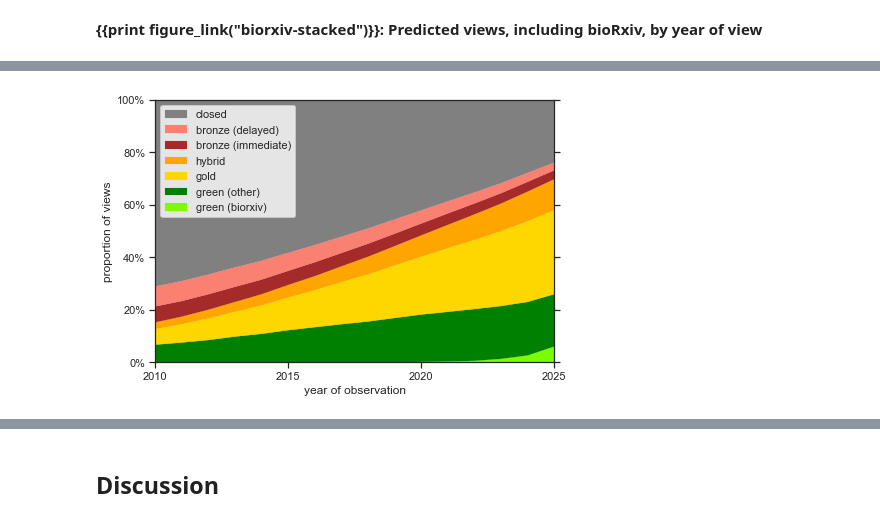
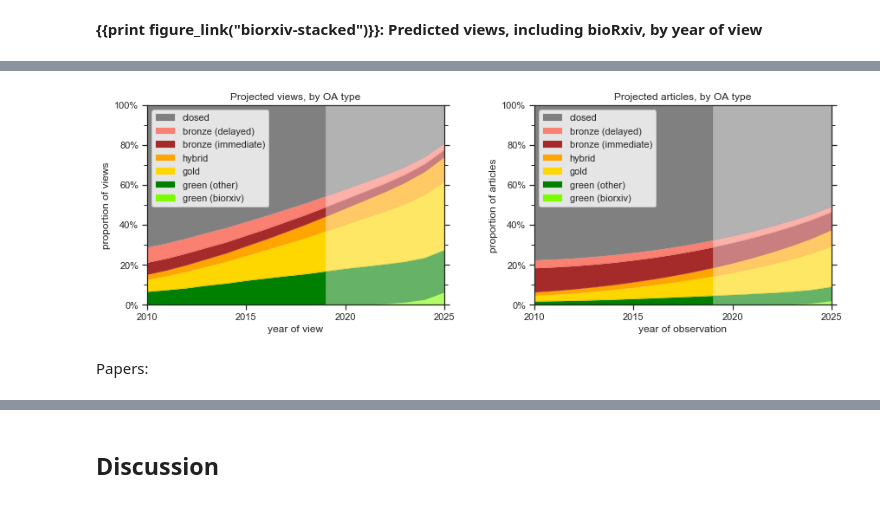
Before and after one commit to ourresearch/future-oa, a Jupyter notebook: manuscript.ipynb, the cells around one changed output, grey strips where cells are left out. Saved outputs shown, nothing was run; the diff lists cells and outputs as text; code cells hidden in the pictures.

```diff
--- a/manuscript.ipynb
+++ b/manuscript.ipynb
@@ -2156,9 +2204,7 @@ all_data_pivot_plus_biorxiv.columns = all_data_pivot_plus_biorxiv.columns.levels
 # all_data_pivot_plus_biorxiv["closed"] -= all_data_pivot_plus_biorxiv["biorxiv"]
 all_data_pivot_plus_biorxiv
 
-
-
-fig, (ax1, ax2) = plt.subplots(1, 2, figsize=(12, 3), sharex=True, sharey=False)
+fig, (ax1, ax2) = plt.subplots(1, 2, figsize=(12, 4), sharex=True, sharey=False)
 plt.tight_layout(pad=0, w_pad=2, h_pad=1)
 plt.subplots_adjust(hspace=1)
 
@@ -2166,7 +2212,7 @@ all_data_pivot_plus_biorxiv_graph = all_data_pivot_plus_biorxiv
 all_data_pivot_plus_biorxiv_graph = all_data_pivot_plus_biorxiv_graph.loc[all_data_pivot.index > 1960]
 my_plot = all_data_pivot_plus_biorxiv_graph[graph_type_order_plus_biorxiv].plot.area(stacked=True, color=graph_type_colors_plus_biorxiv, ax=ax1, linewidth=0.1)
 ax1.yaxis.set_major_formatter(mpl.ticker.FuncFormatter(lambda y, pos: '{0:,.0f}'.format(y/(1000*1000.0))))
-ax1.set_xlabel('year of prediction')
+ax1.set_xlabel('year of view')
 ax1.set_ylabel('views (millions)')
 ax1.set_xlim(2010, 2025)
 ax1.set_ylim(0, 1.2*max(all_data_pivot_graph.sum(1)))
@@ -2176,10 +2222,13 @@ handles, labels = my_plot.get_legend_handles_labels(); my_plot.legend(reversed(h
 df_diff_proportional_plus_biorxiv = all_data_pivot_plus_biorxiv.div(all_data_pivot_graph.sum(1), axis=0)
 my_plot = df_diff_proportional_plus_biorxiv[graph_type_order_plus_biorxiv].plot.area(stacked=True, color=graph_type_colors_plus_biorxiv, ax=ax2, linewidth=0.1)
 my_plot.yaxis.set_major_formatter(mpl.ticker.PercentFormatter(xmax=1))
-ax2.set_xlabel('')
+ax2.set_xlabel('year of view')
 ax2.set_ylabel('proportion of views')
 ax2.set_title("Proportion of views, including biorxiv growth");
 ax2.set_xlim(2010, 2025)
 ax2.set_ylim(0, 1)
 handles, labels = my_plot.get_legend_handles_labels(); my_plot.legend(reversed(handles[0:7]), reversed(plus_biorxiv_labels[0:7]), loc='upper left');  # reverse to keep order consistent
+
+plt.tight_layout(pad=.5, w_pad=4, h_pad=2.0)
+plt.subplots_adjust(hspace=1)
 # %% [output]
@@ -2191,18 +2253,68 @@ handles, labels = my_plot.get_legend_handles_labels(); my_plot.legend(reversed(h
 # %%
-fig, ax2 = plt.subplots(1, 1, figsize=(6, 4), sharex=True, sharey=False)
+fig, (ax2, ax1) = plt.subplots(1, 2, figsize=(12, 4), sharex=True, sharey=False)
 plt.tight_layout(pad=0, w_pad=2, h_pad=1)
 plt.subplots_adjust(hspace=1)
 
-df_diff_proportional_plus_biorxiv_proportional = df_diff_proportional_plus_biorxiv.div(df_diff_proportional_plus_biorxiv.sum(1), axis=0)
-my_plot = df_diff_proportional_plus_biorxiv_proportional[graph_type_order_plus_biorxiv].plot.area(stacked=True, color=graph_type_colors_plus_biorxiv, ax=ax2, linewidth=0.1)
+start_year = 2000
+end_year = 2025
+divide_year = 2018
+xlabel="year of observation"
+my_colors = graph_type_colors_plus_biorxiv
+my_color_order = graph_type_order_plus_biorxiv
+color_column = "graph_type"
+fancy = None # "diff"
+
+all_data_pivot = articles_by_obs_year_df_plus_biorxiv.pivot_table(
+             index='x', columns=color_column, values=['y'], aggfunc=np.sum)\
+       .sort_index(axis=1, level=1)\
+       .swaplevel(0, 1, axis=1)
+all_data_pivot.columns = all_data_pivot.columns.levels[0]
+
+all_data_pivot_graph = all_data_pivot
+if fancy == "diff":
+    all_data_pivot_graph = all_data_pivot_graph.diff()
+all_data_pivot_graph = all_data_pivot_graph.loc[all_data_pivot_graph.index > 1950]
+all_data_pivot_graph = all_data_pivot_graph.loc[all_data_pivot_graph.index <= end_year]
+
+df_diff_proportional = all_data_pivot_graph.div(all_data_pivot_graph.sum(1), axis=0)
+all_data_pivot_actual = df_diff_proportional.loc[all_data_pivot_graph.index <= divide_year+1]
+my_plot = all_data_pivot_actual[my_color_order].plot.area(stacked=True, color=my_colors, linewidth=.1,  ax=ax1)
+all_data_pivot_projected = df_diff_proportional.loc[all_data_pivot_graph.index > divide_year]
+my_plot = all_data_pivot_projected[my_color_order].plot.area(stacked=True, color=my_colors, linewidth=.1,  ax=ax1, alpha=0.6)
 my_plot.yaxis.set_major_formatter(mpl.ticker.PercentFormatter(xmax=1))
-ax2.set_xlabel('year of observation')
+ax1.set_xlabel(xlabel)
+ax1.set_ylabel('proportion of articles')
+#     ax2.set_title("Proportion of papers");
+ax1.set_xlim(start_year, end_year)
+ax1.set_ylim(0, 1)
+ax1.minorticks_on()
+ax1.tick_params(axis='x', which='minor', bottom=False)
+ax1.tick_params(which='both', right='on', left='on')
+ax1.yaxis.set_minor_locator(plt.MaxNLocator(10))
+ax1.set_title("Projected articles, by OA type")
+handles, labels = my_plot.get_legend_handles_labels(); my_plot.legend(reversed(handles[0:7]), reversed(plus_biorxiv_labels[0:7]), loc='upper left');  # reverse to keep order consistent
+
+
+df_diff_proportional_plus_biorxiv_proportional_actual = df_diff_proportional_plus_biorxiv.loc[df_diff_proportional_plus_biorxiv.index <= divide_year+1]
+my_plot = df_diff_proportional_plus_biorxiv_proportional_actual[graph_type_order_plus_biorxiv].plot.area(stacked=True, color=graph_type_colors_plus_biorxiv, ax=ax2, linewidth=0.1)
+df_diff_proportional_plus_biorxiv_proportional_projected = df_diff_proportional_plus_biorxiv.loc[df_diff_proportional_plus_biorxiv.index > divide_year]
+my_plot = df_diff_proportional_plus_biorxiv_proportional_projected[my_color_order].plot.area(stacked=True, color=my_colors, linewidth=.1,  ax=ax2, alpha=0.6)
+my_plot.yaxis.set_major_formatter(mpl.ticker.PercentFormatter(xmax=1))
+ax2.set_xlabel('year of view')
 ax2.set_ylabel('proportion of views')
 ax2.set_xlim(2010, 2025)
 ax2.set_ylim(0, 1)
-ax2.tick_params(right='on')
+ax2.minorticks_on()
+ax2.tick_params(axis='x', which='minor', bottom=False)
+ax2.tick_params(which='both', right='on', left='on')
+ax2.yaxis.set_minor_locator(plt.MaxNLocator(10))
 ax2.xaxis.set_major_locator(plt.MaxNLocator(3))
+ax2.set_title("Projected views, by OA type")
 handles, labels = my_plot.get_legend_handles_labels(); my_plot.legend(reversed(handles[0:7]), reversed(plus_biorxiv_labels[0:7]), loc='upper left');  # reverse to keep order consistent
-plt.show()
+
+plt.tight_layout(pad=.5, w_pad=4, h_pad=2.0)
+plt.subplots_adjust(hspace=1)
 # %% [output]
-[figure, old version]
+[figure, new version]
+# %% [markdown]
+Papers:
```
Also changed, not shown: parts of 63 cells of this notebook, 48 other files.
